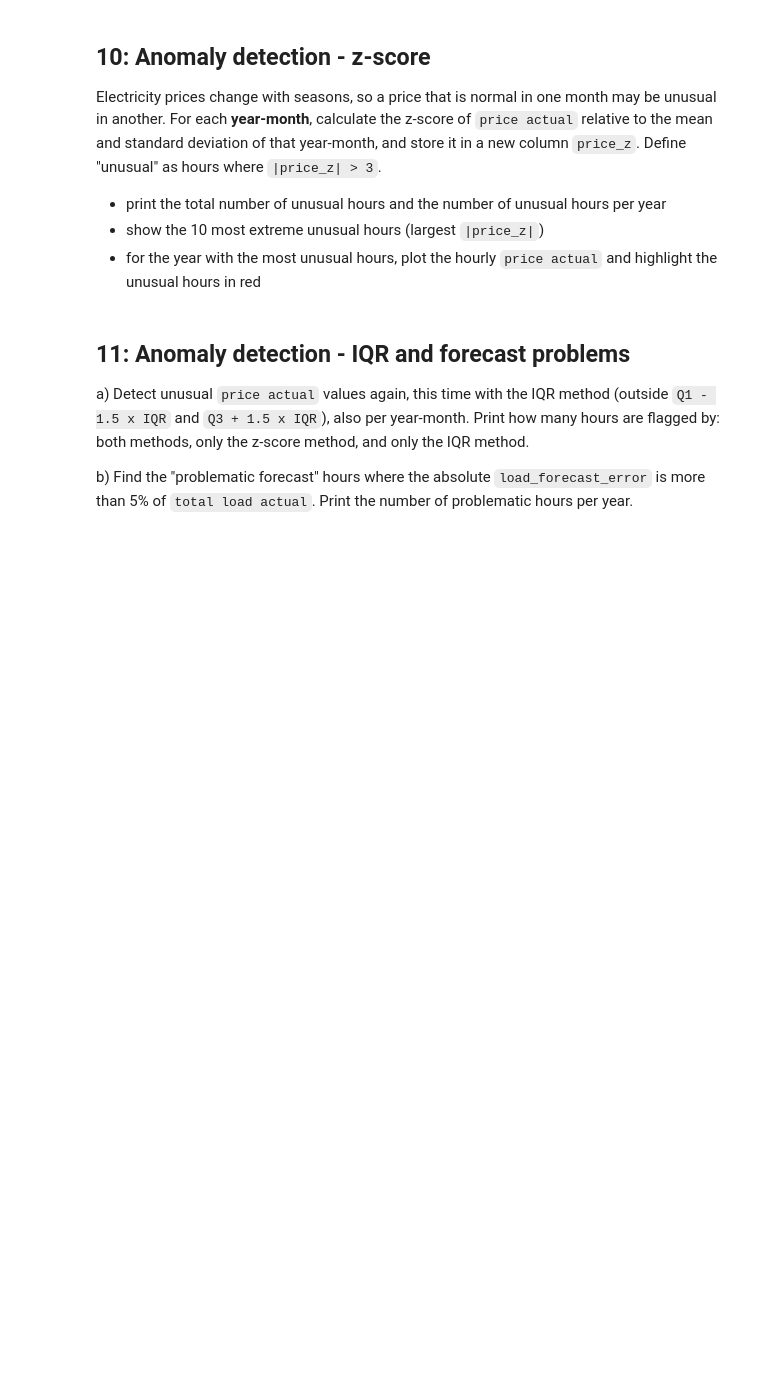
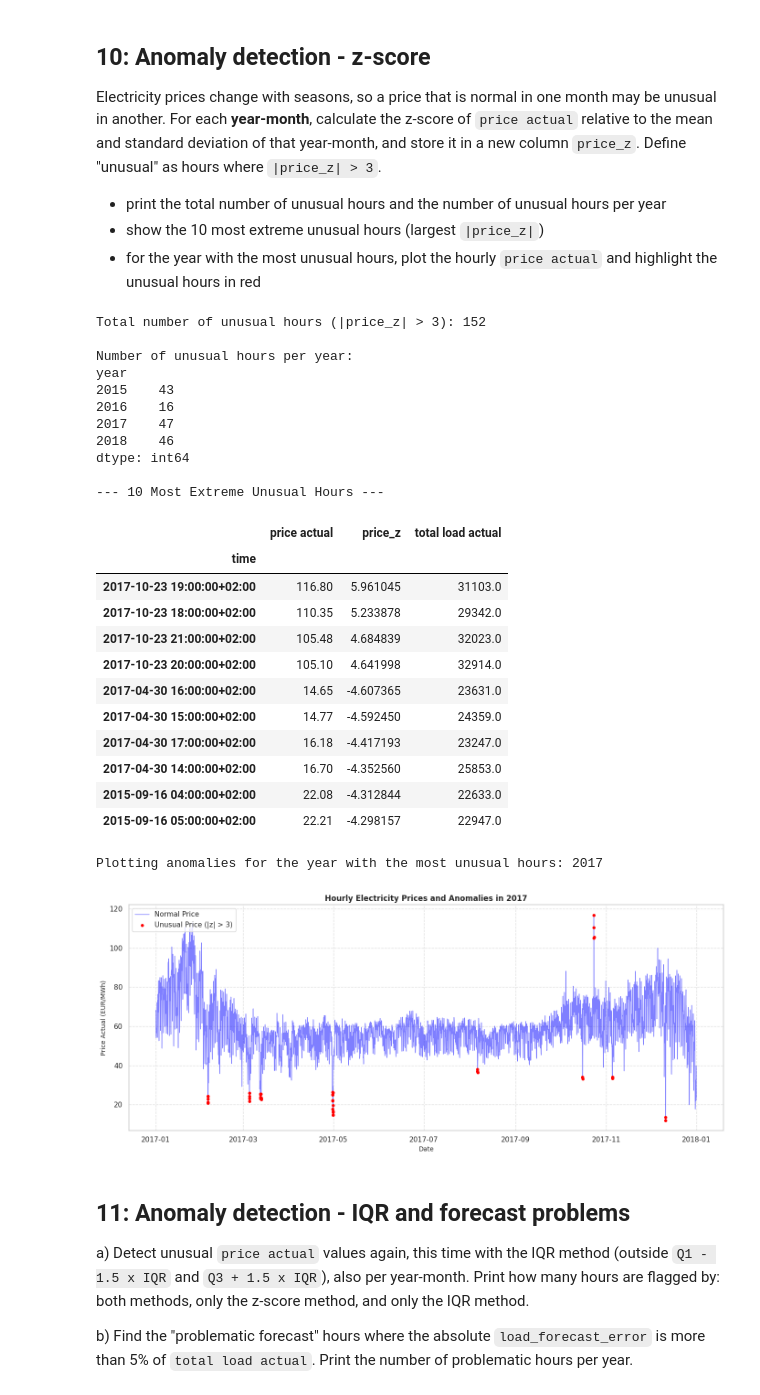
Before and after one commit to leon72305-source/26007815_tb1, a Jupyter notebook: 26007815_1.ipynb, the cells around one changed output. Cells and saved outputs as stored; diff of their text form; code cells hidden in the pictures; blank space fills up the shorter version.

```diff
--- a/26007815_1.ipynb
+++ b/26007815_1.ipynb
@@ -839,3 +833,73 @@ Electricity prices change with seasons, so a price that is normal in one month m
+# %%
+# BEGIN SOLUTION
+#Calculates z-score of 'price actua' based off year-month's mean and std
+mean_ym = df_clean.groupby(['year', 'month'])['price actual'].transform('mean')
+std_ym = df_clean.groupby(['year', 'month'])['price actual'].transform('std')
+
+df_clean['price_z'] = (df_clean['price actual'] - mean_ym) / std_ym
+df_clean['price_z'] = df_clean['price_z'].fillna(0)
+
+df_clean['is_unusual'] = df_clean['price_z'].abs() > 3
+
+total_unusual = df_clean['is_unusual'].sum()
+print(f"Total number of unusual hours (|price_z| > 3): {total_unusual}\n")
+
+unusual_per_year = df_clean[df_clean['is_unusual']].groupby('year').size()
+print("Number of unusual hours per year:")
+print(unusual_per_year)
+
+print("\n--- 10 Most Extreme Unusual Hours ---")
+extreme_unusual = df_clean[df_clean['is_unusual']].reindex(
+    df_clean[df_clean['is_unusual']]['price_z'].abs().sort_values(ascending=False).index
+).head(10)
+
+display(extreme_unusual[['price actual', 'price_z', 'total load actual']])
+
+top_year = unusual_per_year.idxmax()
+print(f"\nPlotting anomalies for the year with the most unusual hours: {top_year}")
+
+df_top_year = df_clean[df_clean['year'] == top_year]
+df_unusual_year = df_top_year[df_top_year['is_unusual']]
+
+plt.figure(figsize=(14, 6))
+plt.plot(df_top_year.index, df_top_year['price actual'], label='Normal Price', color='blue', alpha=0.5, linewidth=1)
+plt.scatter(df_unusual_year.index, df_unusual_year['price actual'], label='Unusual Price (|z| > 3)', color='red', s=15, zorder=5)
+
+plt.title(f'Hourly Electricity Prices and Anomalies in {top_year}', fontsize=12, fontweight='bold')
+plt.xlabel('Date', fontsize=10)
+plt.ylabel('Price Actual (EUR/MWh)', fontsize=10)
+plt.legend(loc='upper left')
+plt.grid(True, linestyle='--', alpha=0.6)
+
+plt.tight_layout()
+plt.show()
+# END SOLUTION
+# %% [output]
+Total number of unusual hours (|price_z| > 3): 152
+
+Number of unusual hours per year:
+year
+2015    43
+2016    16
+2017    47
+2018    46
+dtype: int64
+
+--- 10 Most Extreme Unusual Hours ---
+|  | price actual | price_z | total load actual |
+| time |  |  |  |
+| 2017-10-23 19:00:00+02:00 | 116.80 | 5.961045 | 31103.0 |
+| 2017-10-23 18:00:00+02:00 | 110.35 | 5.233878 | 29342.0 |
+| 2017-10-23 21:00:00+02:00 | 105.48 | 4.684839 | 32023.0 |
+| 2017-10-23 20:00:00+02:00 | 105.10 | 4.641998 | 32914.0 |
+| 2017-04-30 16:00:00+02:00 | 14.65 | -4.607365 | 23631.0 |
+| 2017-04-30 15:00:00+02:00 | 14.77 | -4.592450 | 24359.0 |
+| 2017-04-30 17:00:00+02:00 | 16.18 | -4.417193 | 23247.0 |
+| 2017-04-30 14:00:00+02:00 | 16.70 | -4.352560 | 25853.0 |
+| 2015-09-16 04:00:00+02:00 | 22.08 | -4.312844 | 22633.0 |
+| 2015-09-16 05:00:00+02:00 | 22.21 | -4.298157 | 22947.0 |
+Plotting anomalies for the year with the most unusual hours: 2017
+[figure, added]
 # %%
 # Add at least one test case here to verify the correctness of your code.
 # You can use assertions or print statements to check the expected output.
```
Also changed, not shown: parts of 1 cell of this notebook.
